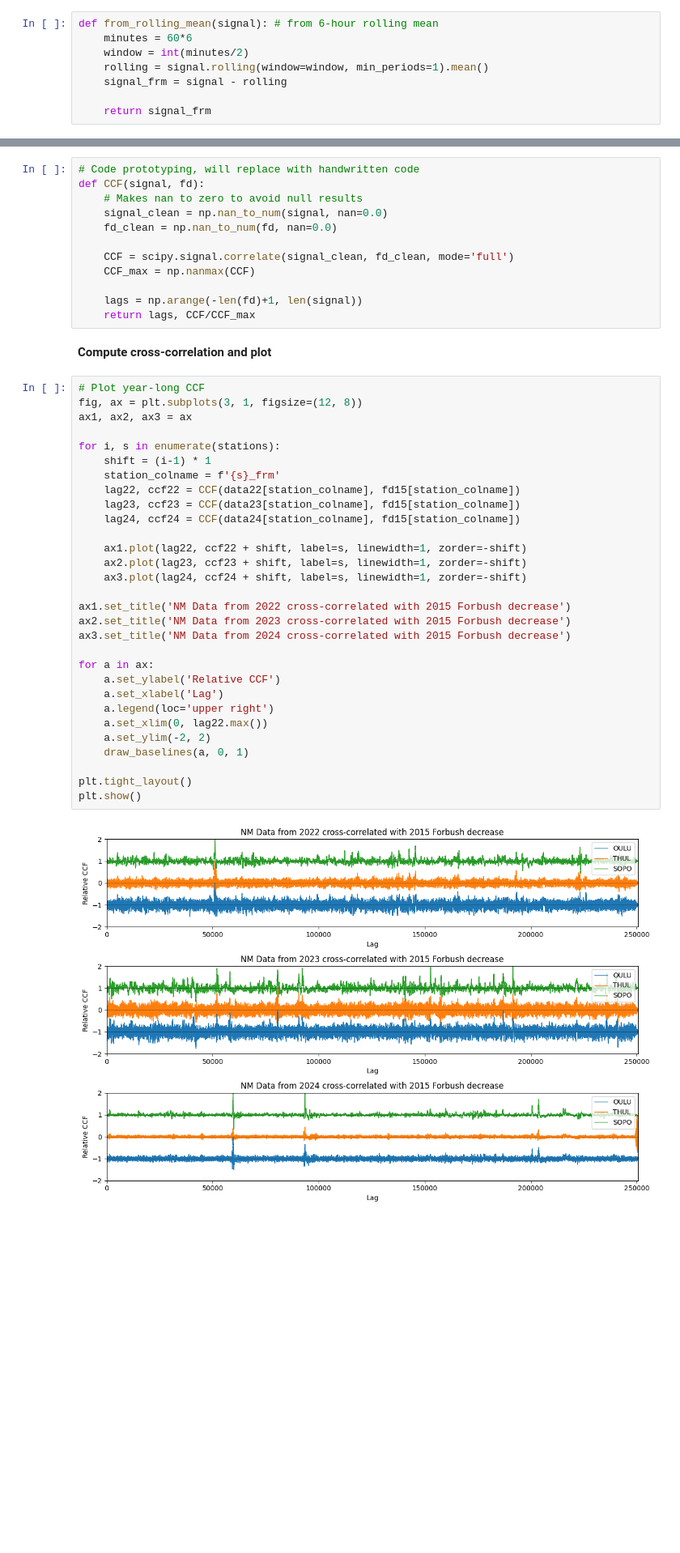
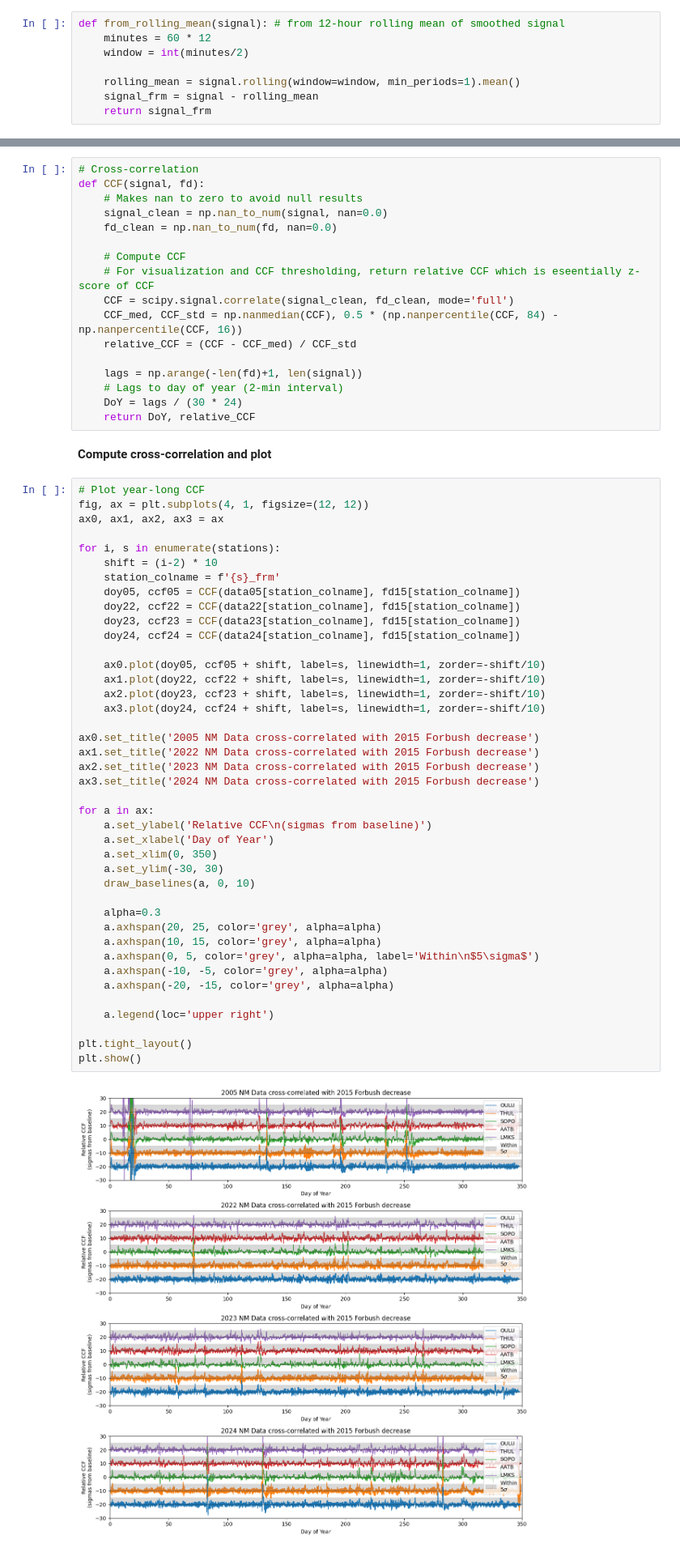
Before and after one commit to chatdanai-s/nmdb-FD-CCF, a Jupyter notebook: 6505066_SIP_PROJECT.ipynb, the cells around one changed output, grey strips where cells are left out. Shown at 81% size. Cells and saved outputs as stored; diff of their text form; blank space fills up the shorter version.

```diff
--- a/6505066_SIP_PROJECT.ipynb
+++ b/6505066_SIP_PROJECT.ipynb
@@ -114,9 +170,9 @@ Noise and long-term signal movement removal with running mean calculations
 # %%
-def from_rolling_mean(signal): # from 6-hour rolling mean
-    minutes = 60*6
+def from_rolling_mean(signal): # from 12-hour rolling mean of smoothed signal
+    minutes = 60 * 12
     window = int(minutes/2)
-    rolling = signal.rolling(window=window, min_periods=1).mean()
-    signal_frm = signal - rolling
 
+    rolling_mean = signal.rolling(window=window, min_periods=1).mean()
+    signal_frm = signal - rolling_mean
     return signal_frm
 # %%
@@ -179,48 +242,64 @@ plt.show()
 # %% [markdown]
 **Discrete-time cross correlation of NM signal and historical FD signal**
 # %%
-# Code prototyping, will replace with handwritten code
+# Cross-correlation
 def CCF(signal, fd):
     # Makes nan to zero to avoid null results
     signal_clean = np.nan_to_num(signal, nan=0.0)
     fd_clean = np.nan_to_num(fd, nan=0.0)
 
+    # Compute CCF
+    # For visualization and CCF thresholding, return relative CCF which is eseentially z-score of CCF
     CCF = scipy.signal.correlate(signal_clean, fd_clean, mode='full')
-    CCF_max = np.nanmax(CCF)
+    CCF_med, CCF_std = np.nanmedian(CCF), 0.5 * (np.nanpercentile(CCF, 84) - np.nanpercentile(CCF, 16))
+    relative_CCF = (CCF - CCF_med) / CCF_std
 
     lags = np.arange(-len(fd)+1, len(signal))
-    return lags, CCF/CCF_max
+    # Lags to day of year (2-min interval)
+    DoY = lags / (30 * 24)
+    return DoY, relative_CCF
 # %% [markdown]
 **Compute cross-correlation and plot**
 # %%
 # Plot year-long CCF
-fig, ax = plt.subplots(3, 1, figsize=(12, 8))
-ax1, ax2, ax3 = ax
+fig, ax = plt.subplots(4, 1, figsize=(12, 12))
+ax0, ax1, ax2, ax3 = ax
 
 for i, s in enumerate(stations):
-    shift = (i-1) * 1
+    shift = (i-2) * 10
     station_colname = f'{s}_frm'
-    lag22, ccf22 = CCF(data22[station_colname], fd15[station_colname])
-    lag23, ccf23 = CCF(data23[station_colname], fd15[station_colname])
-    lag24, ccf24 = CCF(data24[station_colname], fd15[station_colname])
+    doy05, ccf05 = CCF(data05[station_colname], fd15[station_colname])
+    doy22, ccf22 = CCF(data22[station_colname], fd15[station_colname])
+    doy23, ccf23 = CCF(data23[station_colname], fd15[station_colname])
+    doy24, ccf24 = CCF(data24[station_colname], fd15[station_colname])
 
-    ax1.plot(lag22, ccf22 + shift, label=s, linewidth=1, zorder=-shift)
-    ax2.plot(lag23, ccf23 + shift, label=s, linewidth=1, zorder=-shift)
-    ax3.plot(lag24, ccf24 + shift, label=s, linewidth=1, zorder=-shift)
+    ax0.plot(doy05, ccf05 + shift, label=s, linewidth=1, zorder=-shift/10)
+    ax1.plot(doy22, ccf22 + shift, label=s, linewidth=1, zorder=-shift/10)
+    ax2.plot(doy23, ccf23 + shift, label=s, linewidth=1, zorder=-shift/10)
+    ax3.plot(doy24, ccf24 + shift, label=s, linewidth=1, zorder=-shift/10)
 
-ax1.set_title('NM Data from 2022 cross-correlated with 2015 Forbush decrease')
-ax2.set_title('NM Data from 2023 cross-correlated with 2015 Forbush decrease')
-ax3.set_title('NM Data from 2024 cross-correlated with 2015 Forbush decrease')
+ax0.set_title('2005 NM Data cross-correlated with 2015 Forbush decrease')
+ax1.set_title('2022 NM Data cross-correlated with 2015 Forbush decrease')
+ax2.set_title('2023 NM Data cross-correlated with 2015 Forbush decrease')
+ax3.set_title('2024 NM Data cross-correlated with 2015 Forbush decrease')
 
 for a in ax:
-    a.set_ylabel('Relative CCF')
-    a.set_xlabel('Lag')
+    a.set_ylabel('Relative CCF\n(sigmas from baseline)')
+    a.set_xlabel('Day of Year')
+    a.set_xlim(0, 350)
+    a.set_ylim(-30, 30)
+    draw_baselines(a, 0, 10)
+
+    alpha=0.3
+    a.axhspan(20, 25, color='grey', alpha=alpha)
+    a.axhspan(10, 15, color='grey', alpha=alpha)
+    a.axhspan(0, 5, color='grey', alpha=alpha, label='Within\n$5\sigma$')
+    a.axhspan(-10, -5, color='grey', alpha=alpha)
+    a.axhspan(-20, -15, color='grey', alpha=alpha)
+
     a.legend(loc='upper right')
-    a.set_xlim(0, lag22.max())
-    a.set_ylim(-2, 2)
-    draw_baselines(a, 0, 1)
 
 plt.tight_layout()
 plt.show()
 # %% [output]
-[figure, old version]
+[figure, new version]
```
Also changed, not shown: parts of 9 cells of this notebook, 4 other files.
